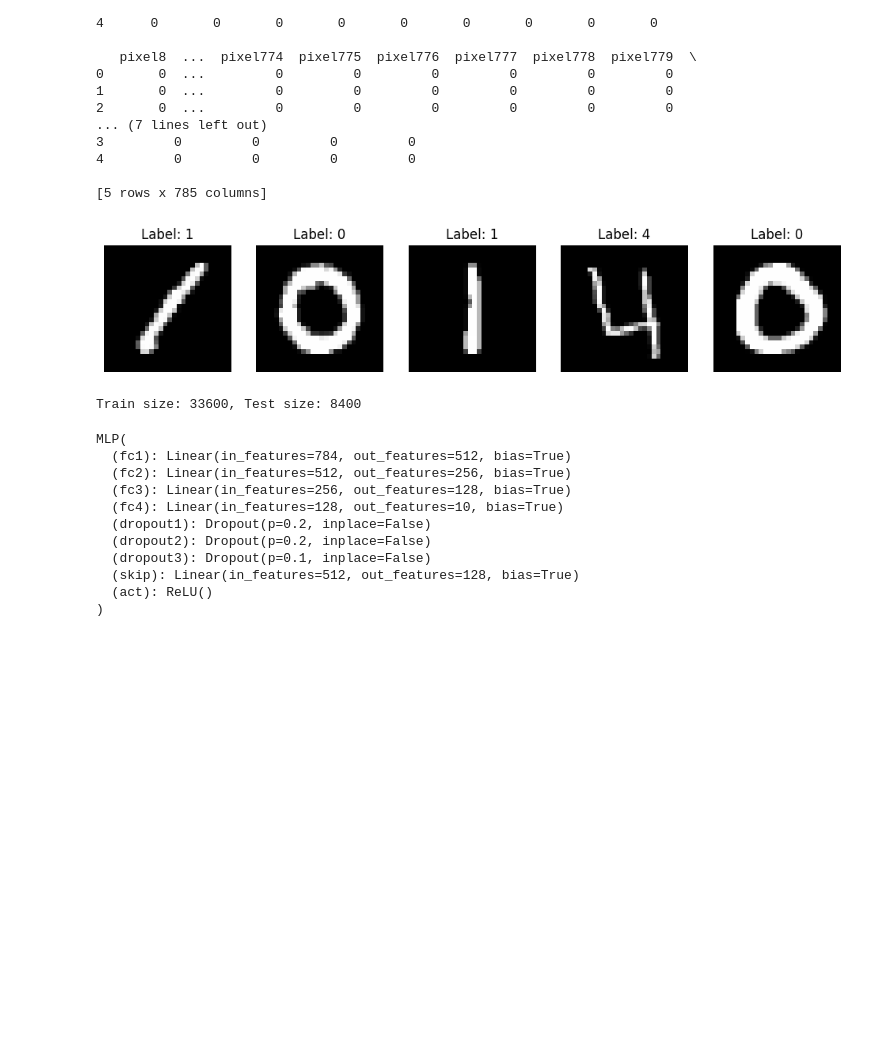
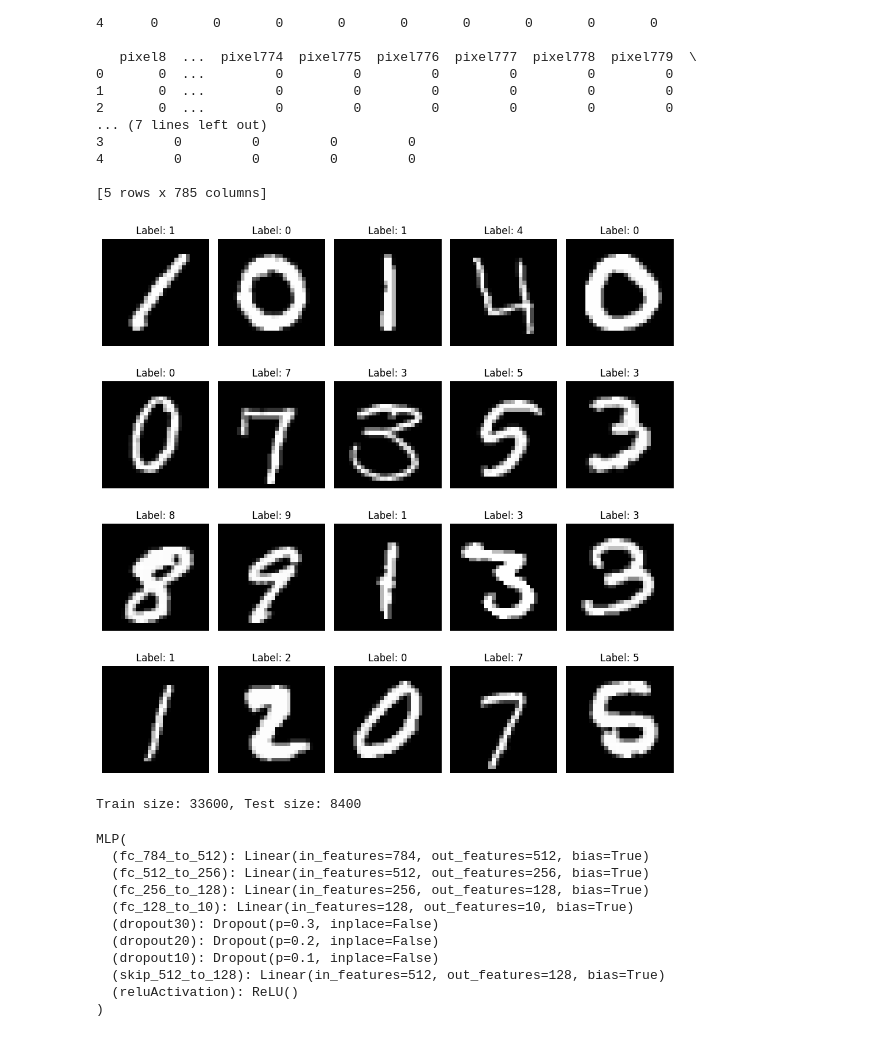
Before and after one commit to akngg/ml_251, a Jupyter notebook: NeuralNetwork.ipynb, the cells around one changed output. Drawn from its saved outputs; the diff is of its cells as text; code cells hidden in the pictures; blank space fills up the shorter version.

```diff
--- a/NeuralNetwork.ipynb
+++ b/NeuralNetwork.ipynb
@@ -30,18 +30,18 @@ Shape: (42000, 785)
 
 [5 rows x 785 columns]
 # %%
-
-samples_count = 5
-fig, axes = plt.subplots(1, samples_count, figsize=(12, 3))
-for i in range(samples_count):
+samples_count = 20
+fig, axes = plt.subplots(4, 5, figsize=(10, 10))
+for i, ax in enumerate(axes.flat):
     label = df.iloc[i, 0]
     pixels = df.iloc[i, 1:].values.reshape(28, 28)
-    axes[i].imshow(pixels, cmap='gray')
-    axes[i].set_title(f'Label: {label}')
-    axes[i].axis('off')
+    ax.imshow(pixels, cmap='gray')
+    ax.set_title(f'Label: {label}')
+    ax.axis('off')
+plt.tight_layout()
 plt.show()
 # %% [output]
-[figure, old version]
+[figure, new version]
 # %%
 
 class MNISTDataset(Dataset):
@@ -72,39 +72,49 @@ Train size: 33600, Test size: 8400
 class MLP(nn.Module):
     def __init__(self):
         super().__init__()
-        self.fc1 = nn.Linear(784, 512)
-        self.fc2 = nn.Linear(512, 256)
-        self.fc3 = nn.Linear(256, 128)
-        self.fc4 = nn.Linear(128, 10)
-        self.dropout1 = nn.Dropout(0.2)
-        self.dropout2 = nn.Dropout(0.2)
-        self.dropout3 = nn.Dropout(0.1)
-        self.skip = nn.Linear(512, 128)
-        self.act = nn.ReLU()
+        self.fc_784_to_512 = nn.Linear(784, 512)
+        self.fc_512_to_256 = nn.Linear(512, 256)
+        self.fc_256_to_128 = nn.Linear(256, 128)
+        self.fc_128_to_10 = nn.Linear(128, 10)
+        self.dropout30 = nn.Dropout(0.3)
+        self.dropout20 = nn.Dropout(0.2)
+        self.dropout10 = nn.Dropout(0.1)
+        self.skip_512_to_128 = nn.Linear(512, 128)
+        self.reluActivation = nn.ReLU()
     def forward(self, x):
-        x1 = self.act(self.fc1(x))
-        x1 = self.dropout1(x1)
-        x2 = self.act(self.fc2(x1))
-        x2 = self.dropout2(x2)
-        x3 = self.act(self.fc3(x2))
-        x3 = self.dropout3(x3)
-        x3 = x3 + self.skip(x1)
-        out = self.fc4(x3)
+        x1 = x
+        x1 = self.fc_784_to_512(x1)
+        x1 = self.reluActivation(x1)
+        x1 = self.dropout30(x1)
+
+        x2 = x1
+        x2 = self.fc_512_to_256(x2)
+        x2 = self.reluActivation(x2)
+        x2 = self.dropout20(x2)
+
+        x3 = x2
+        x3 = self.fc_256_to_128(x3)
+        x3 = self.reluActivation(x3)
+        x3 = self.dropout10(x3)
+
+        x4 = x3 + self.skip_512_to_128(x1)
+
+        out = self.fc_128_to_10(x4)
         return out
 
 model = MLP()
 print(model)
 # %% [output]
 MLP(
-  (fc1): Linear(in_features=784, out_features=512, bias=True)
-  (fc2): Linear(in_features=512, out_features=256, bias=True)
-  (fc3): Linear(in_features=256, out_features=128, bias=True)
-  (fc4): Linear(in_features=128, out_features=10, bias=True)
-  (dropout1): Dropout(p=0.2, inplace=False)
-  (dropout2): Dropout(p=0.2, inplace=False)
-  (dropout3): Dropout(p=0.1, inplace=False)
-  (skip): Linear(in_features=512, out_features=128, bias=True)
-  (act): ReLU()
+  (fc_784_to_512): Linear(in_features=784, out_features=512, bias=True)
+  (fc_512_to_256): Linear(in_features=512, out_features=256, bias=True)
+  (fc_256_to_128): Linear(in_features=256, out_features=128, bias=True)
+  (fc_128_to_10): Linear(in_features=128, out_features=10, bias=True)
+  (dropout30): Dropout(p=0.3, inplace=False)
+  (dropout20): Dropout(p=0.2, inplace=False)
+  (dropout10): Dropout(p=0.1, inplace=False)
+  (skip_512_to_128): Linear(in_features=512, out_features=128, bias=True)
+  (reluActivation): ReLU()
 )
 # %%
 
```
Also changed, not shown: parts of 3 cells of this notebook, 3 other files.
